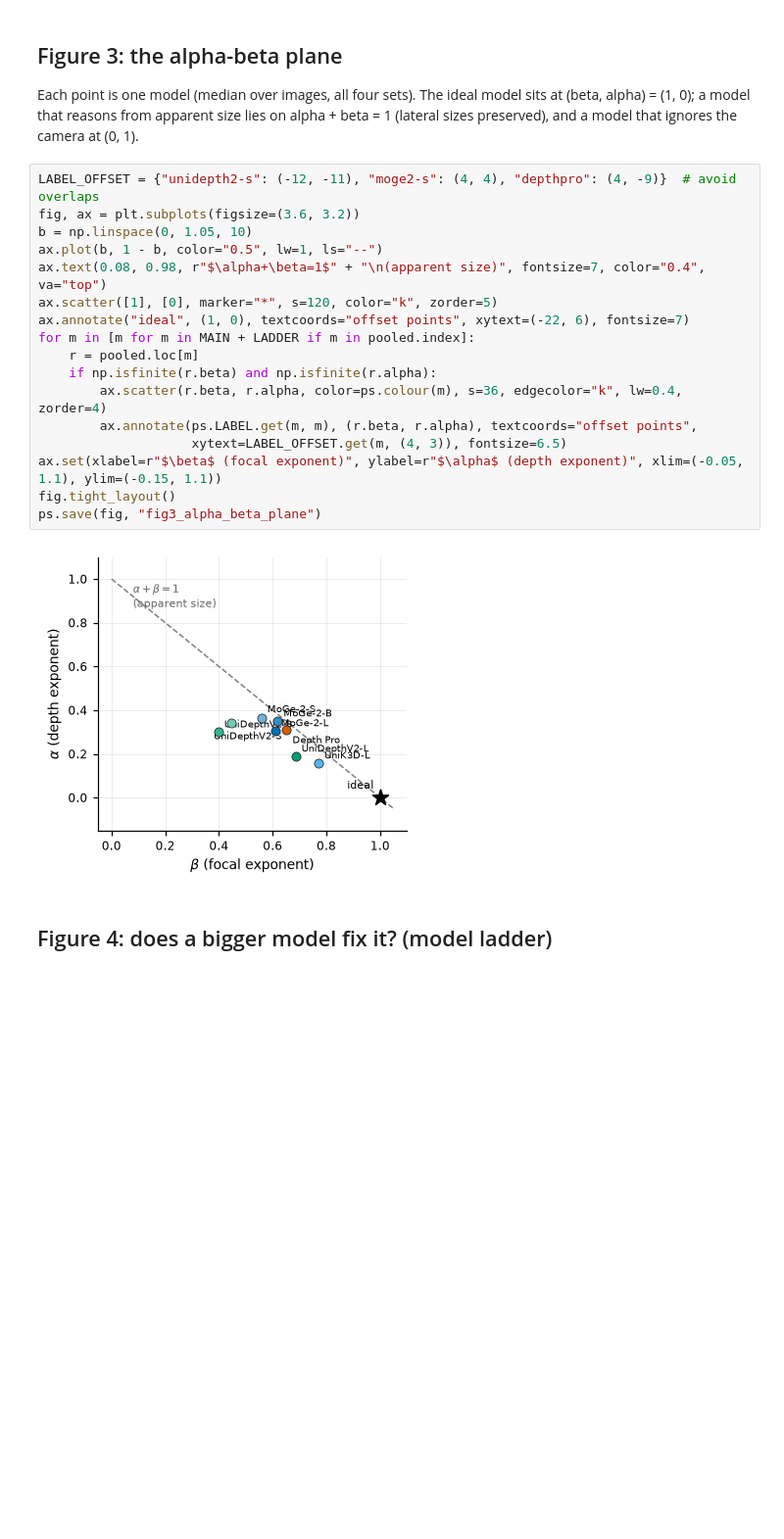
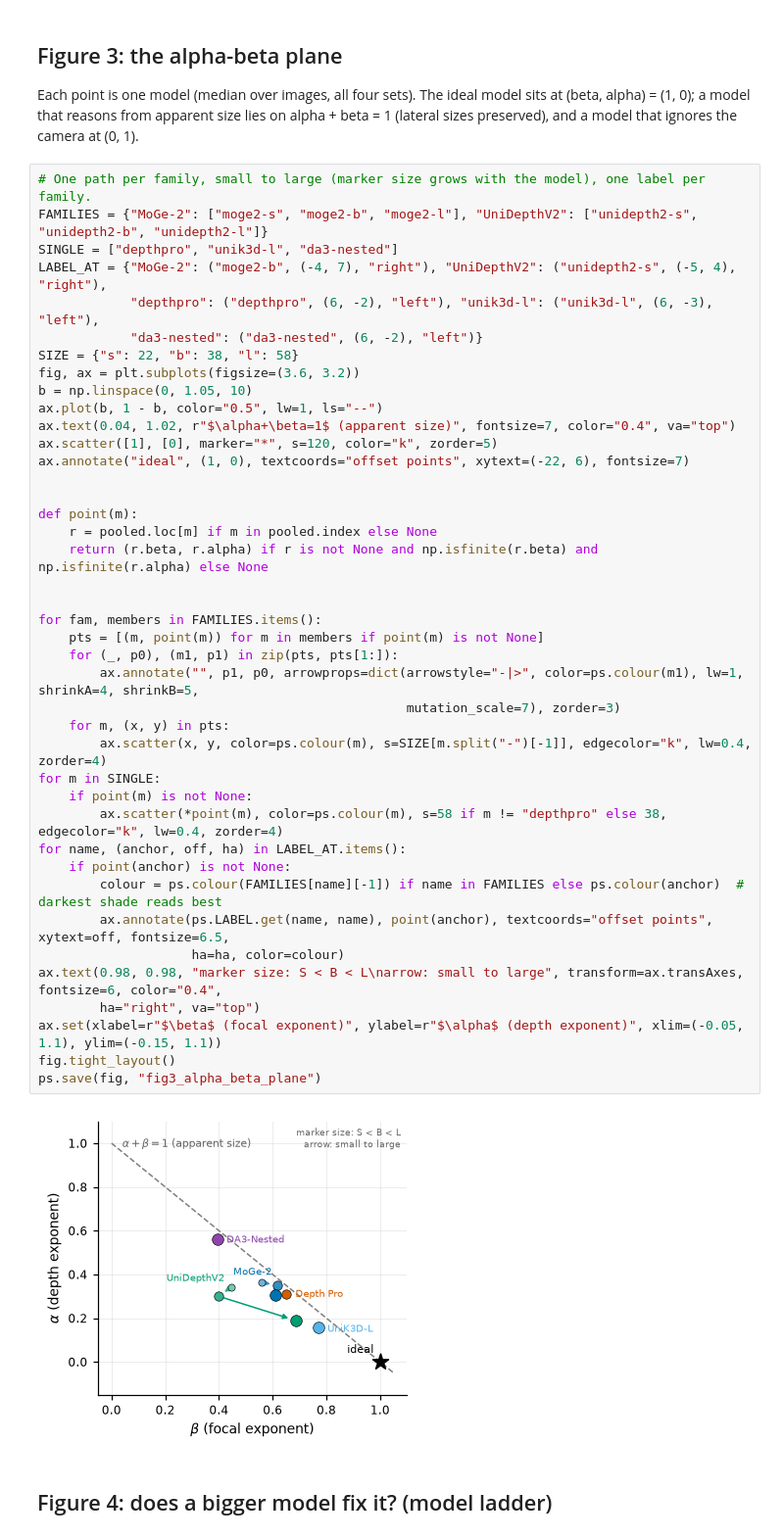
Before and after one commit to rabeyanoor/zoom-equivariance, a Jupyter notebook: notebooks/02_audit_results.ipynb, the cells around one changed output. Shown at 98% size. Cells and saved outputs as stored; diff of their text form; blank space fills up the shorter version.

Commit message:
DA3 and VGGT ladder results with parameter counts and family paths in the alpha beta plane

```diff
--- a/notebooks/02_audit_results.ipynb
+++ b/notebooks/02_audit_results.ipynb
@@ -122,24 +124,48 @@ Each point is one model (median over images, all four sets). The ideal model sit
 (beta, alpha) = (1, 0); a model that reasons from apparent size lies on alpha + beta = 1
 (lateral sizes preserved), and a model that ignores the camera at (0, 1).
 # %%
-LABEL_OFFSET = {"unidepth2-s": (-12, -11), "moge2-s": (4, 4), "depthpro": (4, -9)}  # avoid overlaps
+# One path per family, small to large (marker size grows with the model), one label per family.
+FAMILIES = {"MoGe-2": ["moge2-s", "moge2-b", "moge2-l"], "UniDepthV2": ["unidepth2-s", "unidepth2-b", "unidepth2-l"]}
+SINGLE = ["depthpro", "unik3d-l", "da3-nested"]
+LABEL_AT = {"MoGe-2": ("moge2-b", (-4, 7), "right"), "UniDepthV2": ("unidepth2-s", (-5, 4), "right"),
+            "depthpro": ("depthpro", (6, -2), "left"), "unik3d-l": ("unik3d-l", (6, -3), "left"),
+            "da3-nested": ("da3-nested", (6, -2), "left")}
+SIZE = {"s": 22, "b": 38, "l": 58}
 fig, ax = plt.subplots(figsize=(3.6, 3.2))
 b = np.linspace(0, 1.05, 10)
 ax.plot(b, 1 - b, color="0.5", lw=1, ls="--")
-ax.text(0.08, 0.98, r"$\alpha+\beta=1$" + "\n(apparent size)", fontsize=7, color="0.4", va="top")
+ax.text(0.04, 1.02, r"$\alpha+\beta=1$ (apparent size)", fontsize=7, color="0.4", va="top")
 ax.scatter([1], [0], marker="*", s=120, color="k", zorder=5)
 ax.annotate("ideal", (1, 0), textcoords="offset points", xytext=(-22, 6), fontsize=7)
-for m in [m for m in MAIN + LADDER if m in pooled.index]:
-    r = pooled.loc[m]
-    if np.isfinite(r.beta) and np.isfinite(r.alpha):
-        ax.scatter(r.beta, r.alpha, color=ps.colour(m), s=36, edgecolor="k", lw=0.4, zorder=4)
-        ax.annotate(ps.LABEL.get(m, m), (r.beta, r.alpha), textcoords="offset points",
-                    xytext=LABEL_OFFSET.get(m, (4, 3)), fontsize=6.5)
+
+
+def point(m):
+    r = pooled.loc[m] if m in pooled.index else None
+    return (r.beta, r.alpha) if r is not None and np.isfinite(r.beta) and np.isfinite(r.alpha) else None
+
+
+for fam, members in FAMILIES.items():
+    pts = [(m, point(m)) for m in members if point(m) is not None]
+    for (_, p0), (m1, p1) in zip(pts, pts[1:]):
+        ax.annotate("", p1, p0, arrowprops=dict(arrowstyle="-|>", color=ps.colour(m1), lw=1, shrinkA=4, shrinkB=5,
+                                                mutation_scale=7), zorder=3)
+    for m, (x, y) in pts:
+        ax.scatter(x, y, color=ps.colour(m), s=SIZE[m.split("-")[-1]], edgecolor="k", lw=0.4, zorder=4)
+for m in SINGLE:
+    if point(m) is not None:
+        ax.scatter(*point(m), color=ps.colour(m), s=58 if m != "depthpro" else 38, edgecolor="k", lw=0.4, zorder=4)
+for name, (anchor, off, ha) in LABEL_AT.items():
+    if point(anchor) is not None:
+        colour = ps.colour(FAMILIES[name][-1]) if name in FAMILIES else ps.colour(anchor)  # darkest shade reads best
+        ax.annotate(ps.LABEL.get(name, name), point(anchor), textcoords="offset points", xytext=off, fontsize=6.5,
+                    ha=ha, color=colour)
+ax.text(0.98, 0.98, "marker size: S < B < L\narrow: small to large", transform=ax.transAxes, fontsize=6, color="0.4",
+        ha="right", va="top")
 ax.set(xlabel=r"$\beta$ (focal exponent)", ylabel=r"$\alpha$ (depth exponent)", xlim=(-0.05, 1.1), ylim=(-0.15, 1.1))
 fig.tight_layout()
 ps.save(fig, "fig3_alpha_beta_plane")
 # %% [output]
-[figure, old version]
+[figure, new version]
 # %% [markdown]
 ## Figure 4: does a bigger model fix it? (model ladder)
 # %%
```
Also changed, not shown: parts of 4 cells of this notebook, 40 other files.
